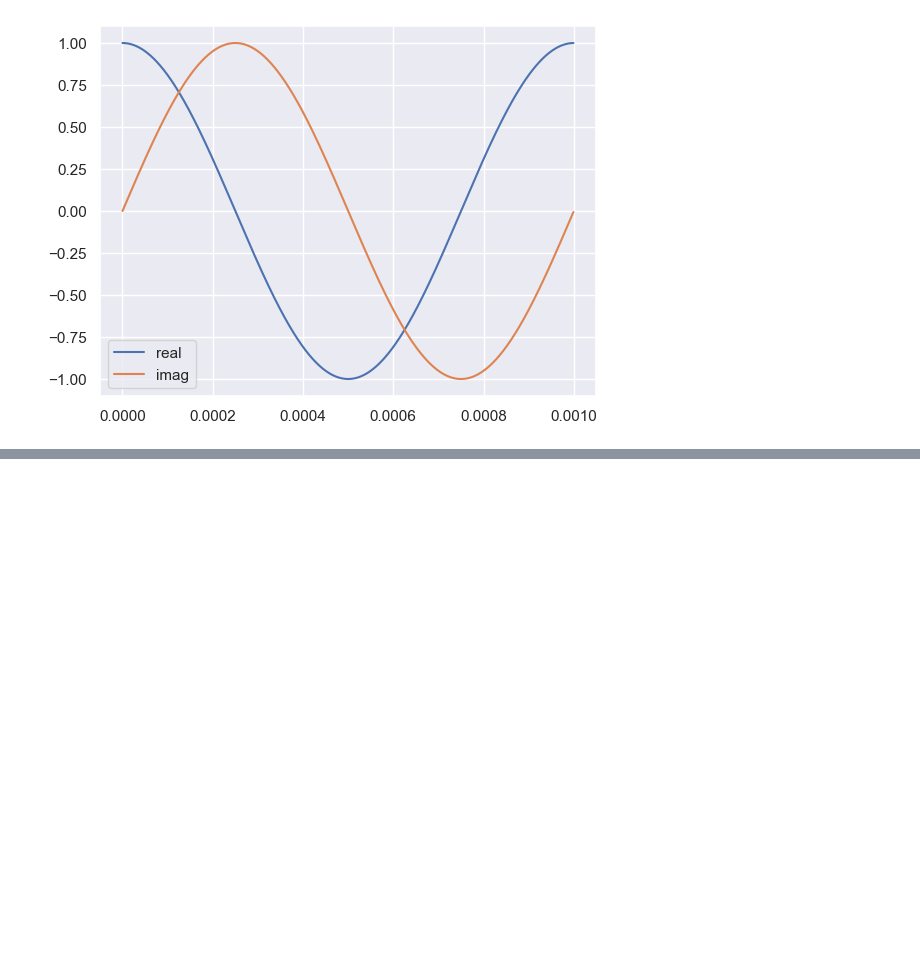
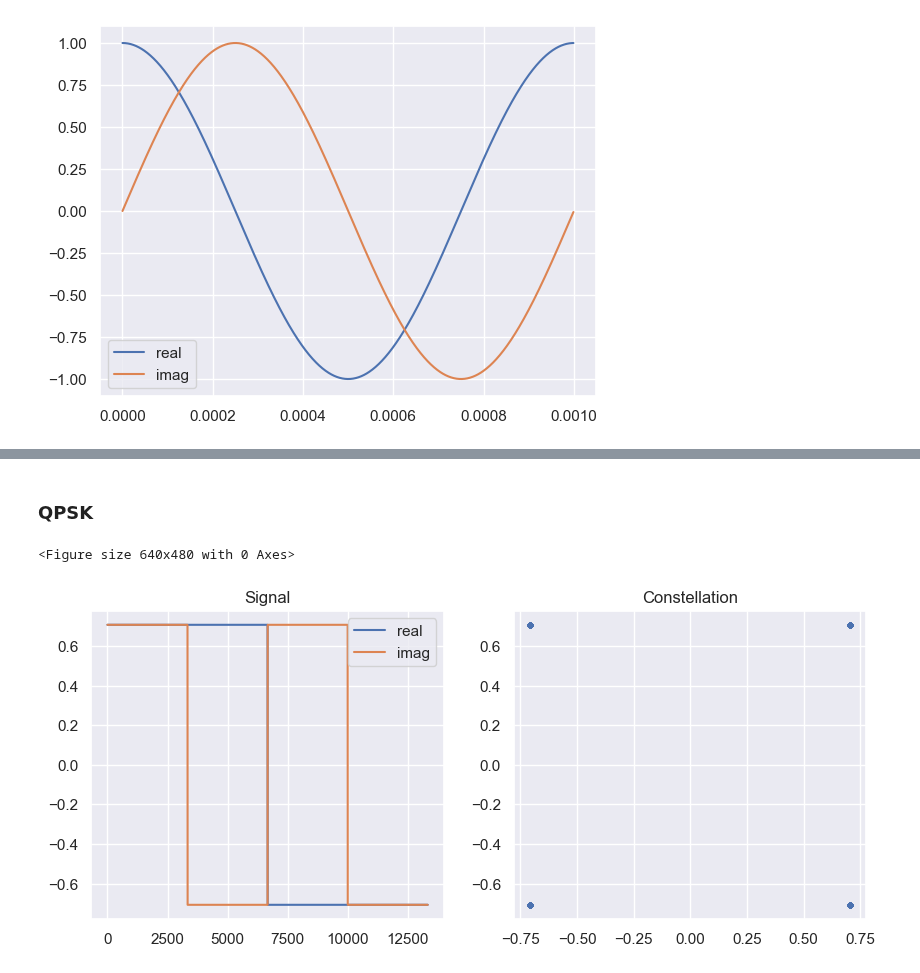
Before and after one commit to zanderman/gan-wireless-5g, a Jupyter notebook: dataset.ipynb, the cells around one changed output, grey strips where cells are left out. Drawn from its saved outputs; the diff is of its cells as text; code cells hidden in the pictures; blank space fills up the shorter version.

```diff
--- a/dataset.ipynb
+++ b/dataset.ipynb
@@ -95,0 +193,25 @@ plt.legend()
+# %% [markdown]
+### QPSK
+# %%
+fc = None # 1e3
+fs = 10e5
+bits = np.arange(0, 4)
+baud = 300
+x = qpsk(bits=bits, baud=baud, fs=fs, fc=fc)
+n = np.r_[0:len(x)]
+
+
+plt.figure()
+
+fig, axd = plt.subplot_mosaic("AB", figsize=(10,4))
+axd['A'].plot(n, np.real(x), label='real')
+axd['A'].plot(n, np.imag(x), label='imag')
+axd['A'].set_title('Signal')
+axd['A'].legend()
+
+axd['B'].plot(np.real(x.round(10)), np.imag(x.round(10)), '.')
+axd['B'].set_title('Constellation')
+axd['B'].grid(True)
+# %% [output]
+<Figure size 640x480 with 0 Axes>
+[figure, added]
```
Also changed, not shown: parts of 7 cells of this notebook.
